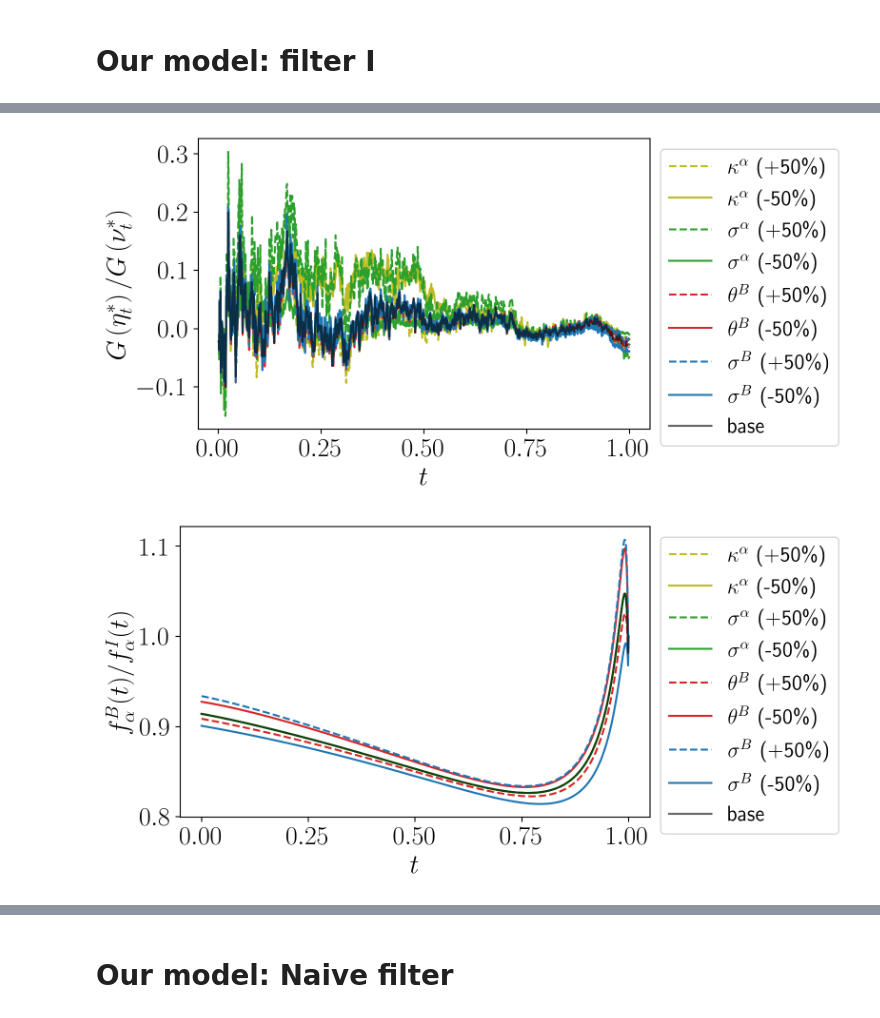
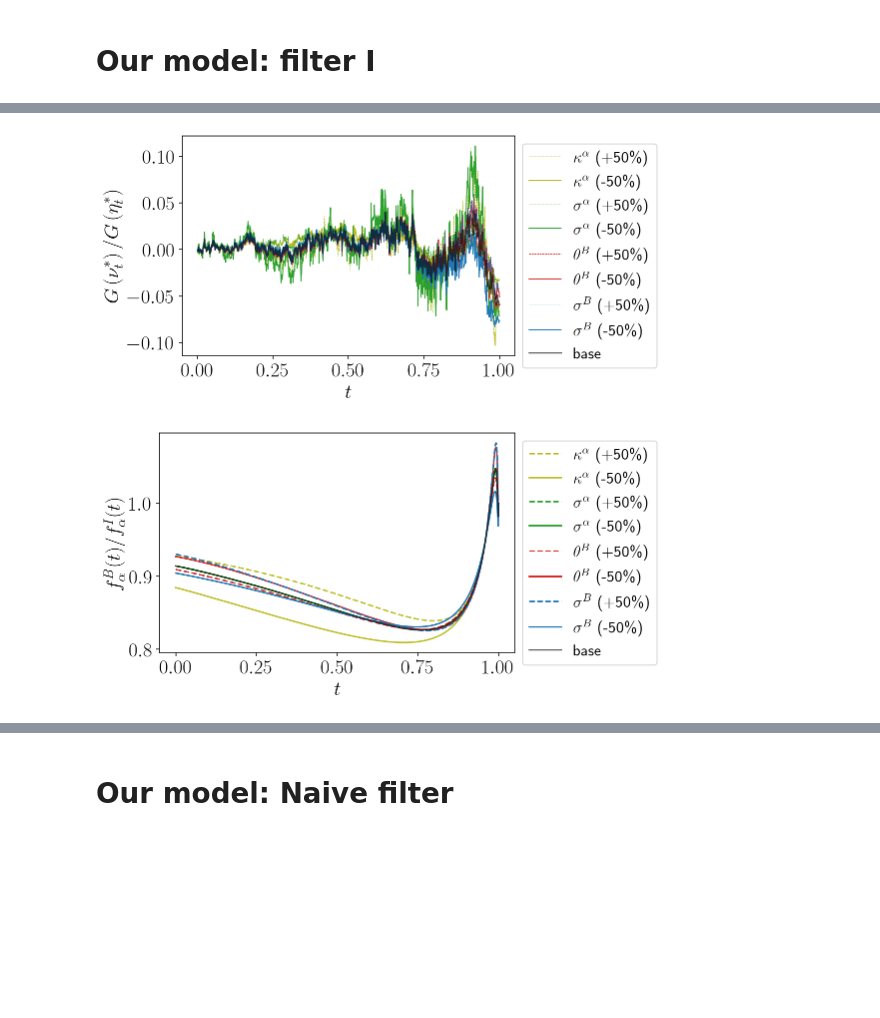
Before and after one commit to muhammadalifaqsha/broker_informed_noise_filtering_game, a Jupyter notebook: Mispecification-Plots-Paper.ipynb, the cells around one changed output, grey strips where cells are left out. Drawn from its saved outputs; the diff is of its cells as text; code cells hidden in the pictures; blank space fills up the shorter version.

```diff
--- a/Mispecification-Plots-Paper.ipynb
+++ b/Mispecification-Plots-Paper.ipynb
@@ -337,7 +337,7 @@ def auxF(x, tol=1e-10):
 # %%
 eps = 1e-1
 #ratio_IB = (eps + np.abs(nu_I[1:]))/(eps + np.abs(nu_B[1:])) #np.exp(nu_I)/(np.exp(nu_B) + np.exp(nu_I) )
-ratio_IB_base = auxF(model_base.nu_I[1:, :])/auxF(model_base.nu_B[1:, :]) #np.exp(nu_I)/(np.exp(nu_B) + np.exp(nu_I) )
+ratio_IB_base = auxF(model_base.nu_B[1:, :])/auxF(model_base.nu_I[1:, :]) #np.exp(nu_I)/(np.exp(nu_B) + np.exp(nu_I) )
 ratio_IB_base_median = np.median(ratio_IB_base,axis=1)
 #ratio_iI = (eps + np.abs(nu_I[1:]))/(eps + np.abs(nu_iI[1:]))#np.exp(nu_iI)/(np.exp(nu_iI) + np.exp(nu_I) )
 
@@ -383,7 +383,7 @@ for param_name in param_list_name:
         np.random.seed(seed_alpha)
         alpha_stressed = env_stressed.simulate_alpha(nsims = nsims)
 
-        params_inf_stressed = {'env': env, 'Q0' : 0., 'k' : 2e-03, 'beta0' : 1e-01, 'beta1' : 1e-03, 'rho0' : 1e-03, 'rho1' : 1e-05,
+        params_inf_stressed = {'env': env_stressed, 'Q0' : 0., 'k' : 2e-03, 'beta0' : 1e-01, 'beta1' : 1e-03, 'rho0' : 1e-03, 'rho1' : 1e-05,
                           'sigma_B' : param['sigma_B'], 'mu_B' : 0., 'theta_B' : param['theta_B'], 'sigma_0' : 0, 'c_importance' : 1}
 
         inf_trader_stressed =  utils_old.informed(**params_inf_stressed)
@@ -397,7 +397,7 @@ for param_name in param_list_name:
 
         broker_stressed = utils_old.broker(**params_broker_stressed)
 
-        broker_collections_stressed[param_name].append(broker)
+        broker_collections_stressed[param_name].append(broker_stressed)
 
         model = simulations_old.simulation(env_stressed, inf_trader_stressed, uninf_trader, broker_stressed,
                                        W, alpha_stressed, nu_U,
@@ -412,34 +412,34 @@ param_label = {'kappa_alpha': r'$\kappa^\alpha$',
 # %%
 fig, ax = plt.subplots(1,1,figsize=(8,4))
 
 for ip, param_name in enumerate(param_list_name):
 
     for j, (err_name, param_val) in enumerate(param_list_val[param_name].items()):
 
         nu_B = sim_collections_stressed[param_name][j].nu_B
         nu_I = sim_collections_stressed[param_name][j].nu_I
-        ratio_IB = auxF(nu_I[1:, :])/auxF(nu_B[1:, :])
+        ratio_IB = auxF(nu_B[1:, :])/auxF(nu_I[1:, :])
         ratio_IB_median = np.median(ratio_IB,axis=1)
 
         if j==0:
-            ax.plot(env.timesteps[1:], ratio_IB_median, label=param_label[param_name] + f' ({err_name})', color = variable_colors[ip], linestyle = '--')
+            ax.plot(env.timesteps[1:], ratio_IB_median, label=param_label[param_name] + f' ({err_name})', color = variable_colors[ip], linestyle = '--', linewidth = 0.5)
         else:
-            ax.plot(env.timesteps[1:], ratio_IB_median, label=param_label[param_name] + f' ({err_name})', color = variable_colors[ip], linestyle = '-')
+            ax.plot(env.timesteps[1:], ratio_IB_median, label=param_label[param_name] + f' ({err_name})', color = variable_colors[ip], linestyle = '-', linewidth = 1)
 
 ax.plot(env.timesteps[1:], ratio_IB_base_median, label='base', color='black', alpha=0.6)
 
 ax.legend(bbox_to_anchor=(1,1), loc="upper left", fontsize = font1)
 
 ax.set_xlabel(r'$t$', fontsize = font2)
 ax.tick_params(axis='both', which='major', labelsize=font2)
-ax.set_ylabel(r'$G\left(\eta^*_t\right) / G\left(\nu^*_t\right)$', fontsize = font2)
+ax.set_ylabel(r'$G\left(\nu^*_t\right) / G\left(\eta^*_t\right)$', fontsize = font2)
 
 plt.tight_layout()
 plt.savefig('figures/externalisation_plot_filtering_quotient_I.pdf', format="pdf", dpi=resolution_value)
 
 plt.show()
 # %% [output]
-[figure, old version]
+[figure, new version]
 # %%
 coef_alpha_B_base= broker.coef_speed_B[:, 0, 2]
 z_base = inf_trader.z
@@ -478,4 +478,4 @@ plt.savefig('figures/externalisation_plot_filtering_coefficient_I.pdf', format="
 
 plt.show()
 # %% [output]
-[figure, old version]
+[figure, new version]
```
Also changed, not shown: parts of 12 cells of this notebook, 7 other files.
